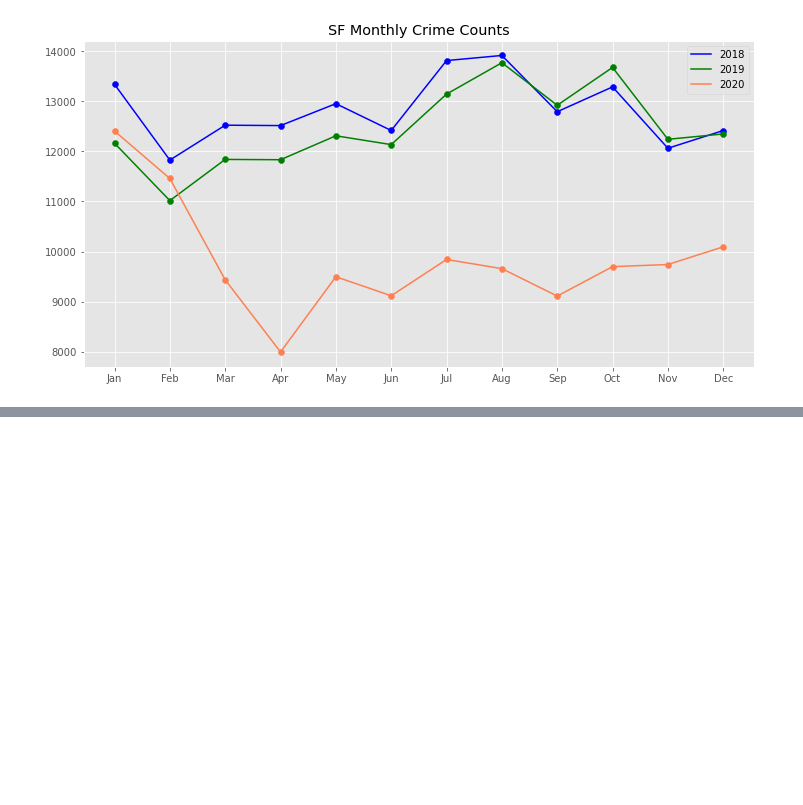
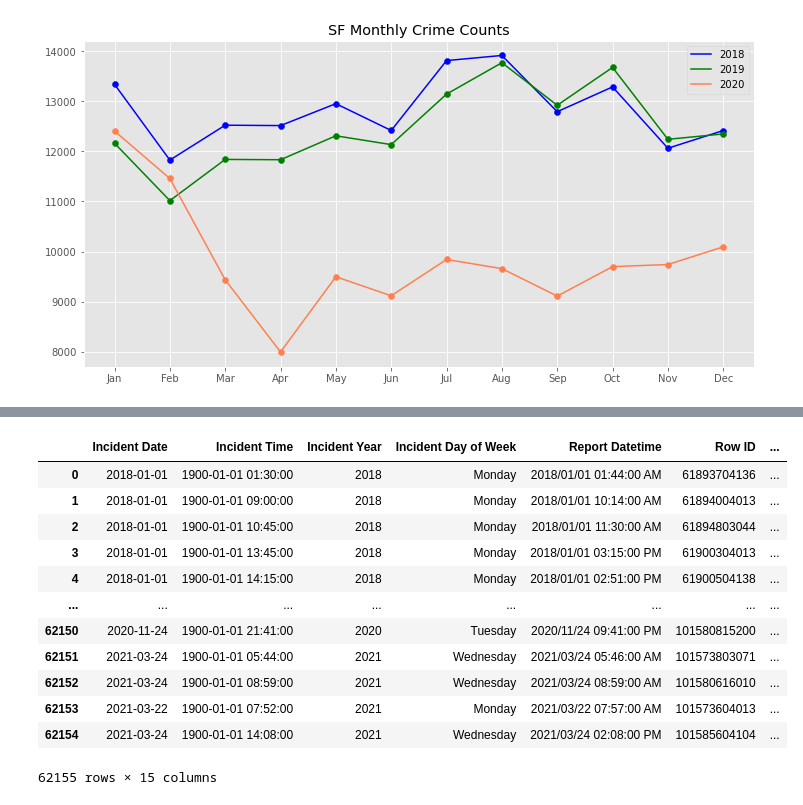
Before and after one commit to baharbiazar/San_Francisco_crime_EDA, a Jupyter notebook: src/sf_crime_analysis.ipynb, the cells around one changed output, grey strips where cells are left out. Cells and saved outputs as stored; diff of their text form; code cells hidden in the pictures; blank space fills up the shorter version.

```diff
--- a/src/sf_crime_analysis.ipynb
+++ b/src/sf_crime_analysis.ipynb
@@ -78,0 +83,16 @@ grouped = extract.groupby([extract['Incident Date'].dt.year, extract['Incident C
+# %%
+violent_df
+# %% [output]
+|  | Incident Date | Incident Time | Incident Year | Incident Day of Week | Report Datetime | Row ID | ... |
+| 0 | 2018-01-01 | 1900-01-01 01:30:00 | 2018 | Monday | 2018/01/01 01:44:00 AM | 61893704136 | ... |
+| 1 | 2018-01-01 | 1900-01-01 09:00:00 | 2018 | Monday | 2018/01/01 10:14:00 AM | 61894004013 | ... |
+| 2 | 2018-01-01 | 1900-01-01 10:45:00 | 2018 | Monday | 2018/01/01 11:30:00 AM | 61894803044 | ... |
+| 3 | 2018-01-01 | 1900-01-01 13:45:00 | 2018 | Monday | 2018/01/01 03:15:00 PM | 61900304013 | ... |
+| 4 | 2018-01-01 | 1900-01-01 14:15:00 | 2018 | Monday | 2018/01/01 02:51:00 PM | 61900504138 | ... |
+| ... | ... | ... | ... | ... | ... | ... | ... |
+| 62150 | 2020-11-24 | 1900-01-01 21:41:00 | 2020 | Tuesday | 2020/11/24 09:41:00 PM | 101580815200 | ... |
+| 62151 | 2021-03-24 | 1900-01-01 05:44:00 | 2021 | Wednesday | 2021/03/24 05:46:00 AM | 101573803071 | ... |
+| 62152 | 2021-03-24 | 1900-01-01 08:59:00 | 2021 | Wednesday | 2021/03/24 08:59:00 AM | 101580616010 | ... |
+| 62153 | 2021-03-22 | 1900-01-01 07:52:00 | 2021 | Monday | 2021/03/22 07:57:00 AM | 101573604013 | ... |
+| 62154 | 2021-03-24 | 1900-01-01 14:08:00 | 2021 | Wednesday | 2021/03/24 02:08:00 PM | 101585604104 | ... |
+62155 rows × 15 columns
```
Also changed, not shown: parts of 15 cells of this notebook, 6 other files.
